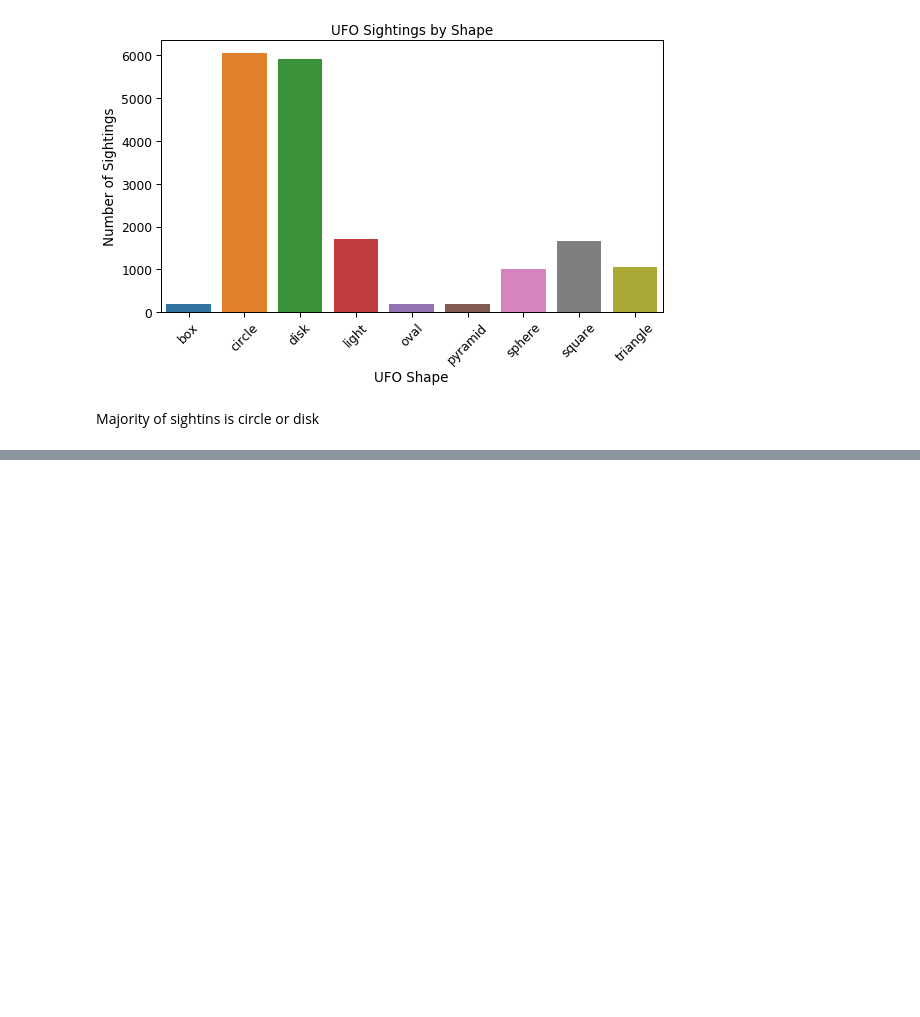
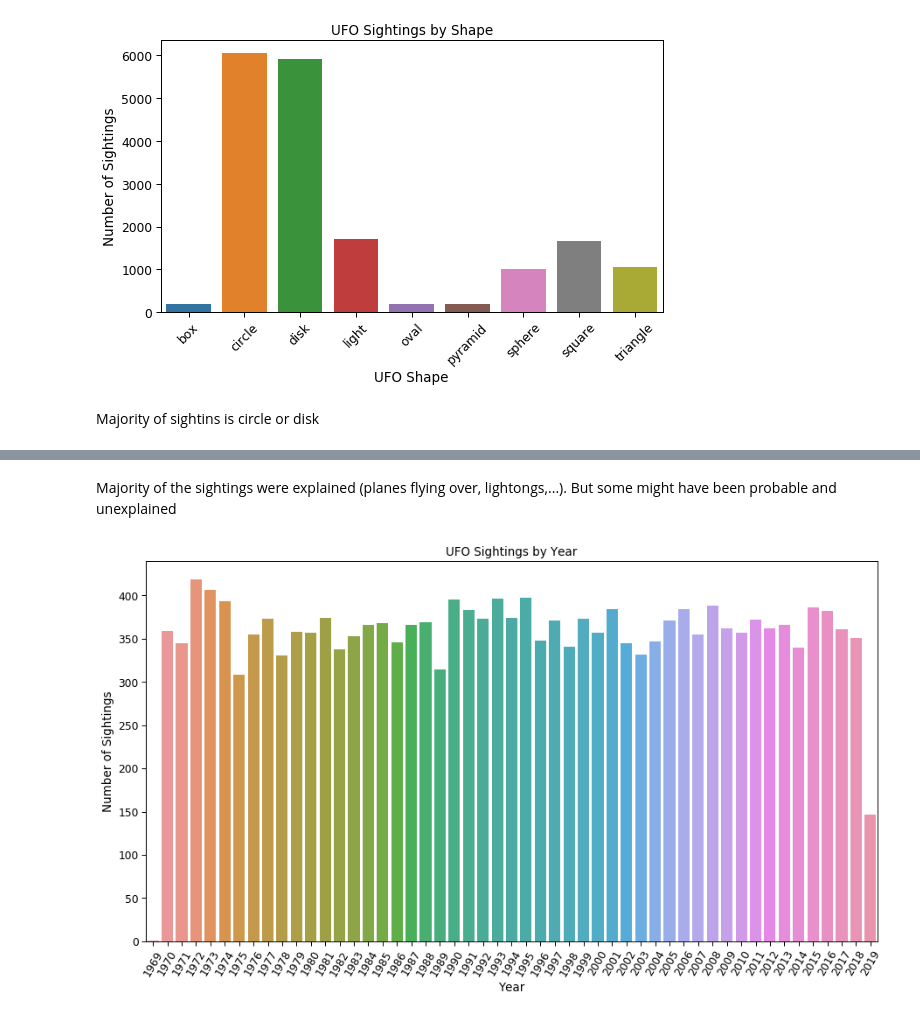
Before and after one commit to FabG/ml-aws-specialty-lab, a Jupyter notebook: 6-algorithms/ufo-algorithms-lab.ipynb, the cells around one changed output, grey strips where cells are left out. Cells and saved outputs as stored; diff of their text form; code cells hidden in the pictures; blank space fills up the shorter version.

```diff
--- a/6-algorithms/ufo-algorithms-lab.ipynb
+++ b/6-algorithms/ufo-algorithms-lab.ipynb
@@ -185,0 +216,22 @@ Majority of sightins is circle or disk
+# %% [markdown]
+Majority of the sightings were explained (planes flying over, lightongs,...).
+But some might have been probable and unexplained
+# %%
+# UFO Sightongs by year
+ufo_yr = df['eventDate'].dt.year  # series with the year exclusively
+
+## Set axes ##
+years_data = ufo_yr.value_counts()
+years_index = years_data.index  # x ticks
+years_values = years_data.array
+
+## Create Bar Plot ##
+plt.figure(figsize=(15,8))
+plt.xticks(rotation = 60)
+plt.title('UFO Sightings by Year')
+plt.ylabel('Number of Sightings')
+plt.xlabel('Year')
+
+years_plot = sns.barplot(x=years_index[:60],y=years_values[:60])
+# %% [output]
+[figure, added]
```
Also changed, not shown: parts of 5 cells of this notebook.
